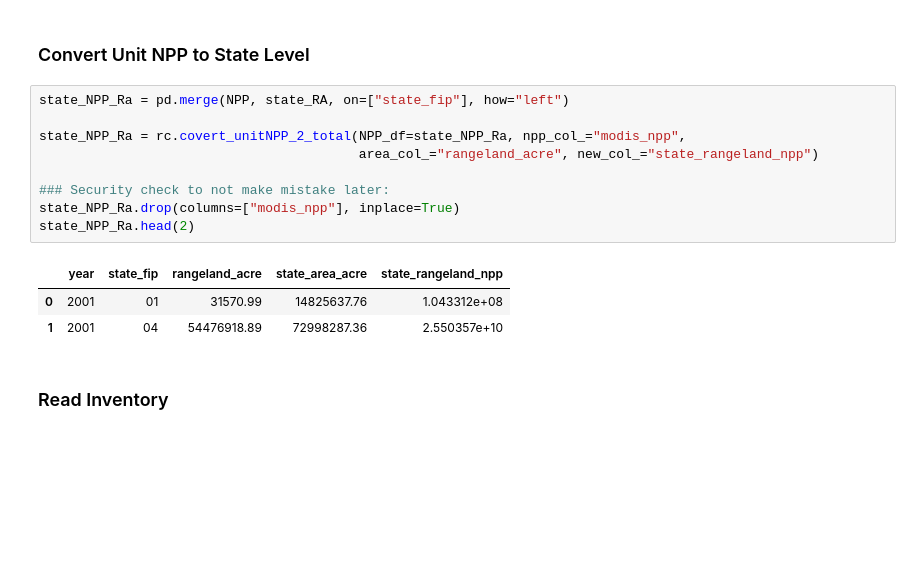
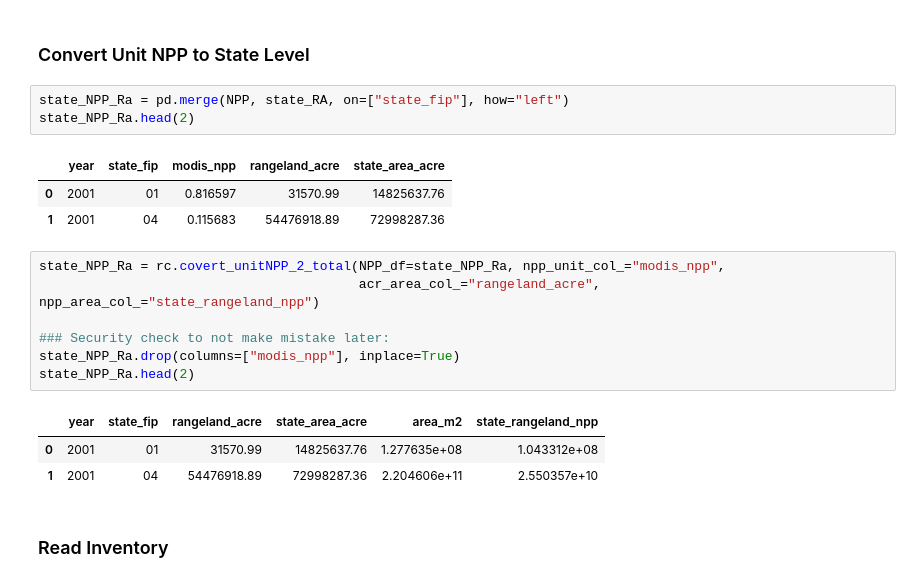
Before and after one commit to HNoorazar/Rangeland, a Jupyter notebook: Python_Codes/model/StateInven_vs_past3YearsAvgNPP_DummyEW_Dec11_for_Dec13.ipynb, the cells around one changed output. Drawn from its saved outputs; the diff is of its cells as text; blank space fills up the shorter version.

```diff
--- a/Python_Codes/model/StateInven_vs_past3YearsAvgNPP_DummyEW_Dec11_for_Dec13.ipynb
+++ b/Python_Codes/model/StateInven_vs_past3YearsAvgNPP_DummyEW_Dec11_for_Dec13.ipynb
@@ -154,17 +154,22 @@ NPP.head(2)
 ### Convert Unit NPP to State Level
 # %%
 state_NPP_Ra = pd.merge(NPP, state_RA, on=["state_fip"], how="left")
-
-state_NPP_Ra = rc.covert_unitNPP_2_total(NPP_df=state_NPP_Ra, npp_col_="modis_npp",
-                                         area_col_="rangeland_acre", new_col_="state_rangeland_npp")
-
-### Security check to not make mistake later:
-state_NPP_Ra.drop(columns=["modis_npp"], inplace=True)
 state_NPP_Ra.head(2)
 # %% [output]
-|  | year | state_fip | rangeland_acre | state_area_acre | state_rangeland_npp |
-| 0 | 2001 | 01 | 31570.99 | 14825637.76 | 1.043312e+08 |
-| 1 | 2001 | 04 | 54476918.89 | 72998287.36 | 2.550357e+10 |
+|  | year | state_fip | modis_npp | rangeland_acre | state_area_acre |
+| 0 | 2001 | 01 | 0.816597 | 31570.99 | 14825637.76 |
+| 1 | 2001 | 04 | 0.115683 | 54476918.89 | 72998287.36 |
+# %%
+state_NPP_Ra = rc.covert_unitNPP_2_total(NPP_df=state_NPP_Ra, npp_unit_col_="modis_npp",
+                                         acr_area_col_="rangeland_acre", npp_area_col_="state_rangeland_npp")
+
+### Security check to not make mistake later:
+state_NPP_Ra.drop(columns=["modis_npp"], inplace=True)
+state_NPP_Ra.head(2)
+# %% [output]
+|  | year | state_fip | rangeland_acre | state_area_acre | area_m2 | state_rangeland_npp |
+| 0 | 2001 | 01 | 31570.99 | 14825637.76 | 1.277635e+08 | 1.043312e+08 |
+| 1 | 2001 | 04 | 54476918.89 | 72998287.36 | 2.204606e+11 | 2.550357e+10 |
 # %% [markdown]
 ### Read Inventory
 # %%
```
Also changed, not shown: parts of 6 cells of this notebook, 13 other files.
